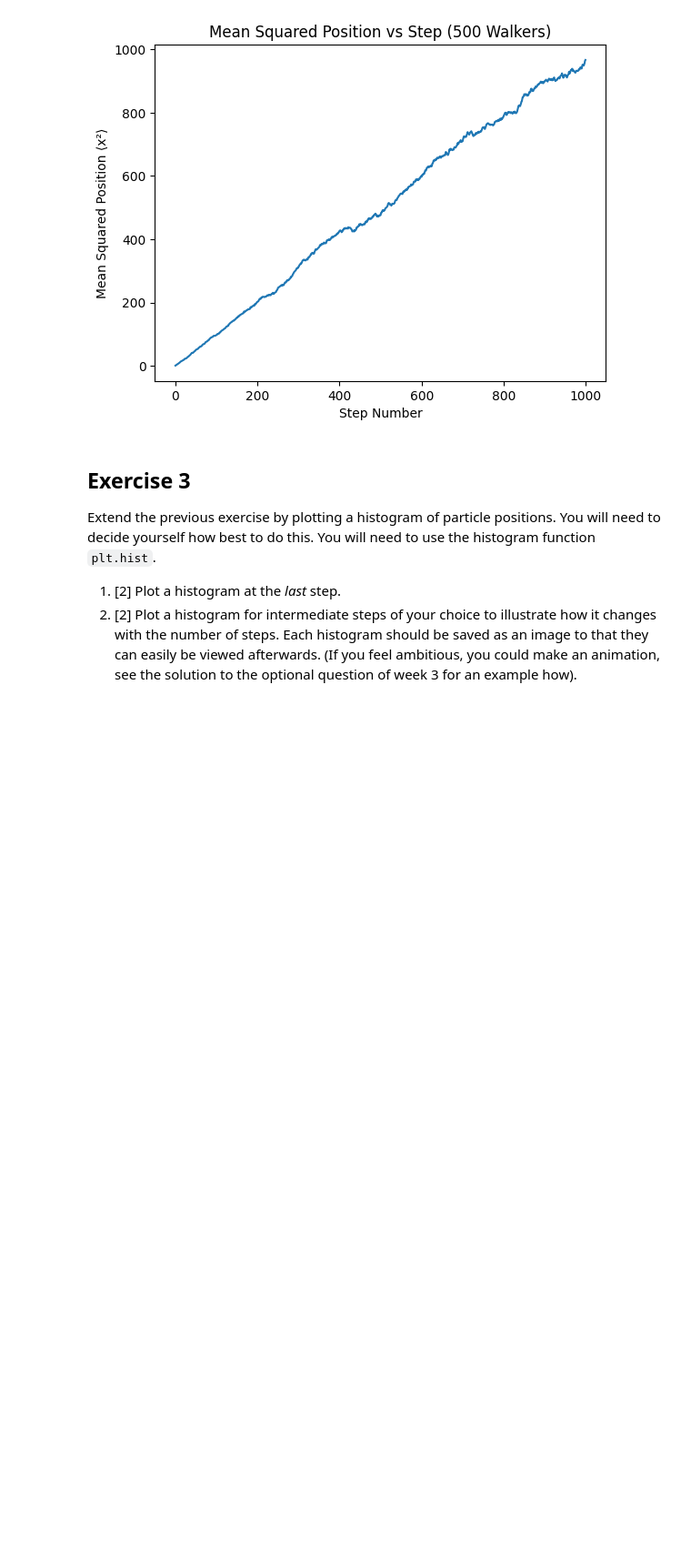
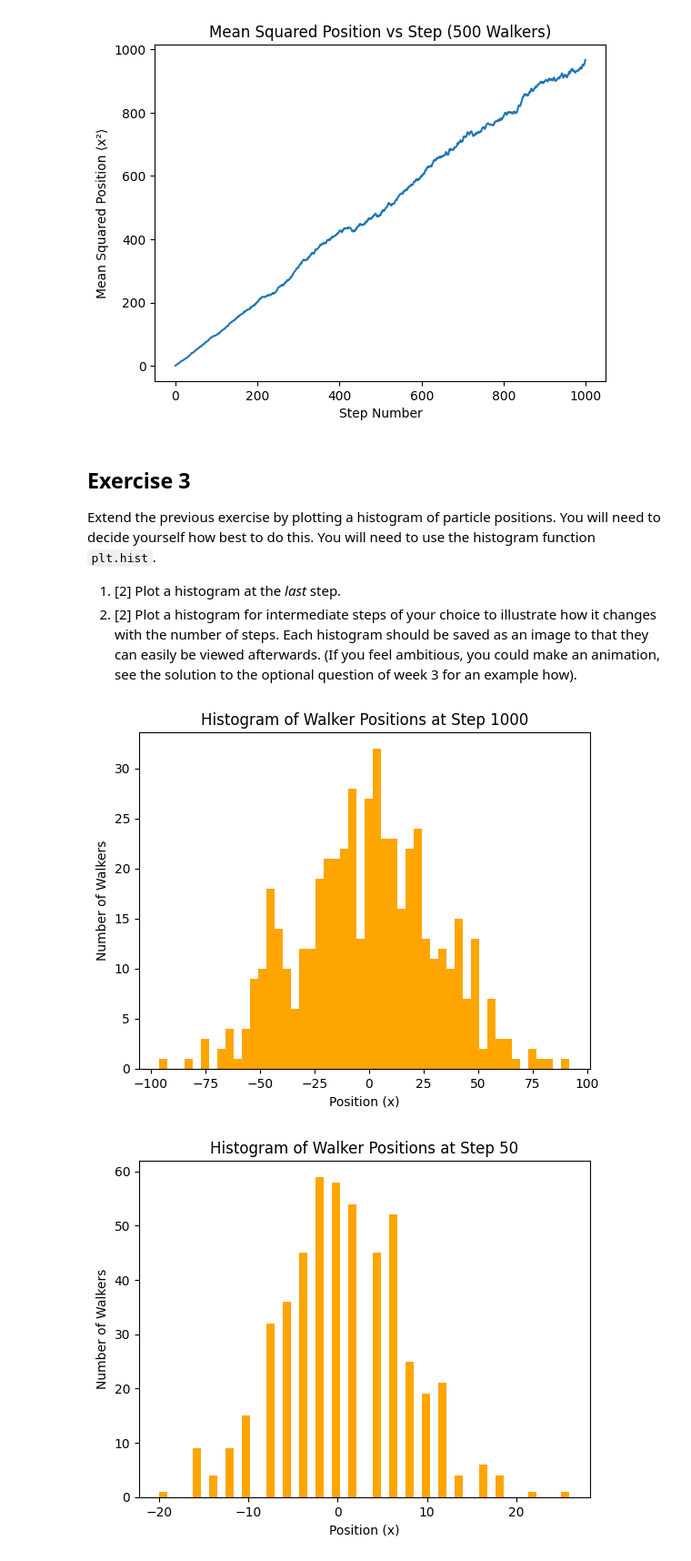
Before and after one commit to PX2145-2025/week-7-b-omarnemary2005-commits, a Jupyter notebook: Random_walk.ipynb, the cells around one changed output. Shown at 91% size. Cells and saved outputs as stored; diff of their text form; code cells hidden in the pictures; blank space fills up the shorter version.

```diff
--- a/Random_walk.ipynb
+++ b/Random_walk.ipynb
@@ -202,3 +202,41 @@ Extend the previous exercise by plotting a histogram of particle positions. You
 
  1. [2] Plot a histogram at the _last_ step.
  2. [2] Plot a histogram for intermediate steps of your choice to illustrate how it changes with the number of steps. Each histogram should be saved as an image to that they can easily be viewed afterwards. (If you feel ambitious, you could make an animation, see the solution to the optional question of week 3 for an example how).
+# %%
+steps = 1000
+N = 500   # number of walkers
+
+# Create array to store all walkers
+particles = np.zeros((steps, N), int)
+
+# Generate each walker (same method as before)
+for w in range(N):
+    steps_array = np.random.choice([-1, 1], size=steps)
+    particles[:, w] = np.cumsum(steps_array)
+
+# ---------------- Part 1 ----------------
+# Histogram at the last step (step 1000)
+final_positions = particles[-1, :]   # positions of all 500 walkers at the last step
+
+plt.figure()
+plt.hist(final_positions, bins=50, color='orange')
+plt.xlabel("Position (x)")
+plt.ylabel("Number of Walkers")
+plt.title("Histogram of Walker Positions at Step 1000")
+plt.show()
+
+
+# ---------------- Part 2 ----------------
+# Choose some intermediate steps to show how the distribution widens
+intermediate_steps = [50, 200, 500, 1000]
+
+for s in intermediate_steps:
+    plt.figure()
+    plt.hist(particles[s-1, :], bins=50, color='orange')
+    plt.xlabel("Position (x)")
+    plt.ylabel("Number of Walkers")
+    plt.title(f"Histogram of Walker Positions at Step {s}")
+    plt.show()
+# %% [output]
+[figure, added]
+[figure, added]
```
Also changed, not shown: parts of 1 cell of this notebook.
